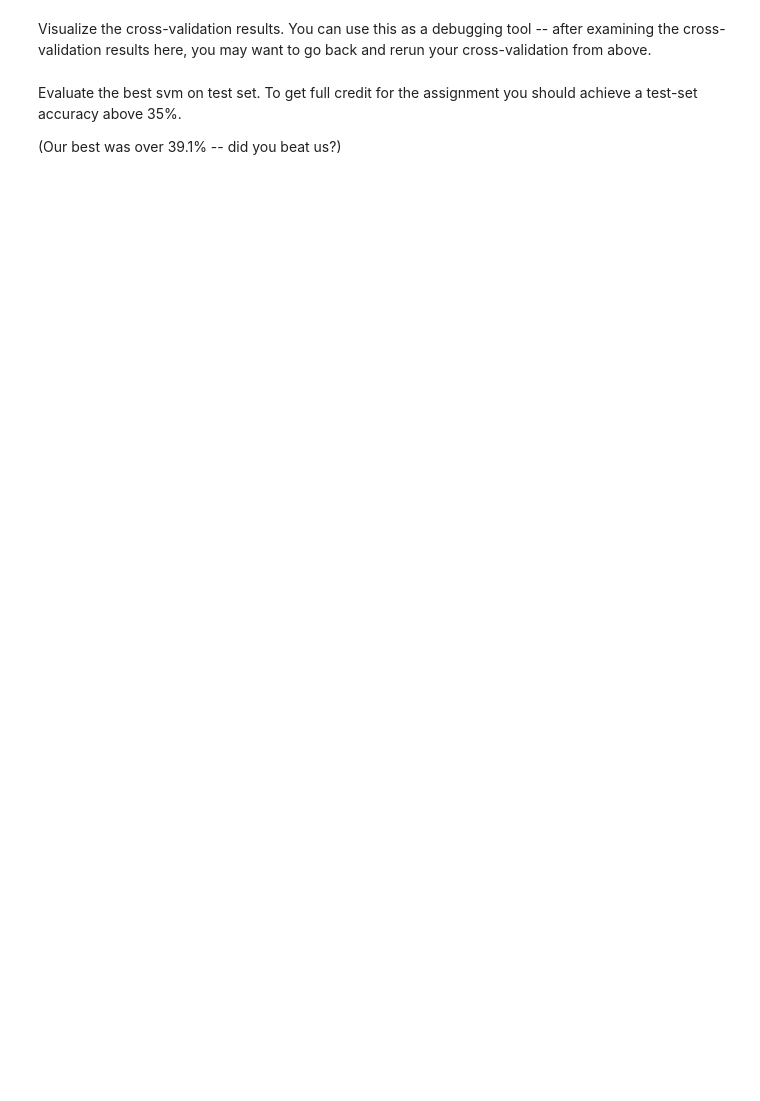
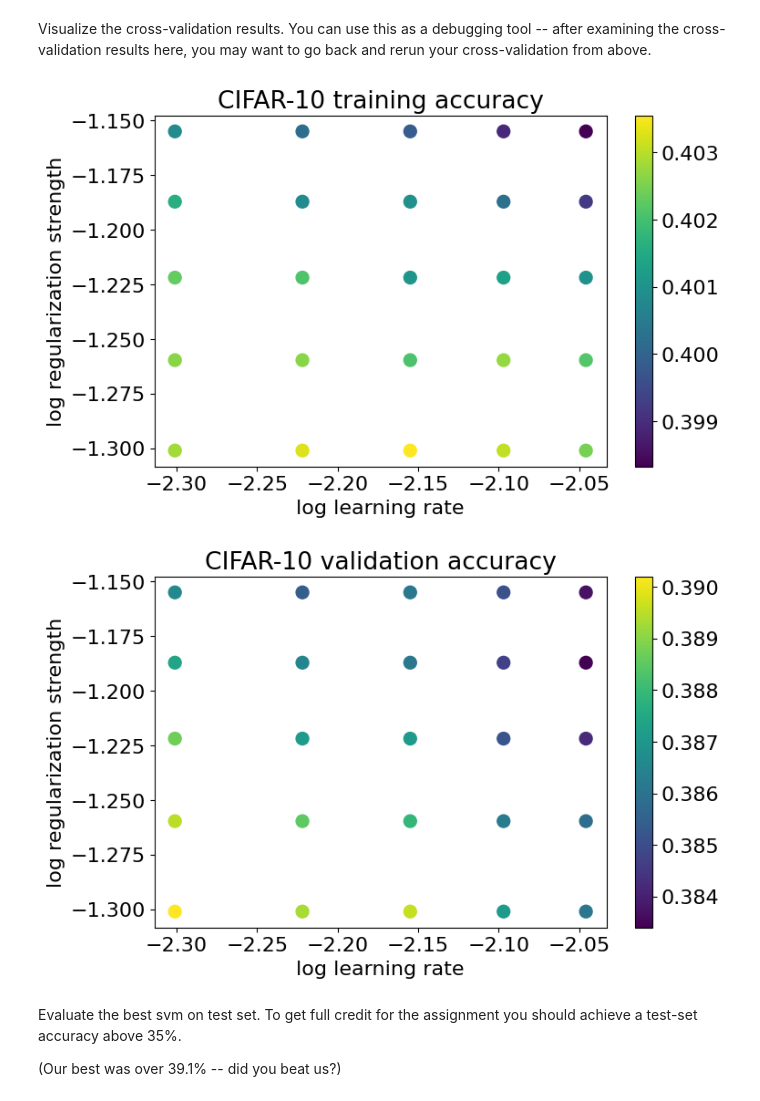
Before and after one commit to Lincaxiao/EECS498, a Jupyter notebook: A2/linear_classifier.ipynb, the cells around one changed output. Cells and saved outputs as stored; diff of their text form; code cells hidden in the pictures; blank space fills up the shorter version.

```diff
--- a/A2/linear_classifier.ipynb
+++ b/A2/linear_classifier.ipynb
@@ -444,27 +510,33 @@ Visualize the cross-validation results. You can use this as a debugging tool --
 # %%
 x_scatter = [math.log10(x[0]) for x in results]
 y_scatter = [math.log10(x[1]) for x in results]
 
 # plot training accuracy
 marker_size = 100
 colors = [results[x][0] for x in results]
+# 转移到cpu
+colors = [x.cpu() for x in colors]
 plt.scatter(x_scatter, y_scatter, marker_size, c=colors, cmap='viridis')
 plt.colorbar()
 plt.xlabel('log learning rate')
 plt.ylabel('log regularization strength')
 plt.title('CIFAR-10 training accuracy')
 plt.gcf().set_size_inches(8, 5)
 plt.show()
 
 # plot validation accuracy
 colors = [results[x][1] for x in results] # default size of markers is 20
+colors = [x.cpu() for x in colors]
 plt.scatter(x_scatter, y_scatter, marker_size, c=colors, cmap='viridis')
 plt.colorbar()
 plt.xlabel('log learning rate')
 plt.ylabel('log regularization strength')
 plt.title('CIFAR-10 validation accuracy')
 plt.gcf().set_size_inches(8, 5)
 plt.show()
+# %% [output]
+[figure, added]
+[figure, added]
 # %% [markdown]
 Evaluate the best svm on test set. To get full credit for the assignment you should achieve a test-set accuracy above 35%.
 
```
Also changed, not shown: parts of 22 cells of this notebook, 2 other files.
